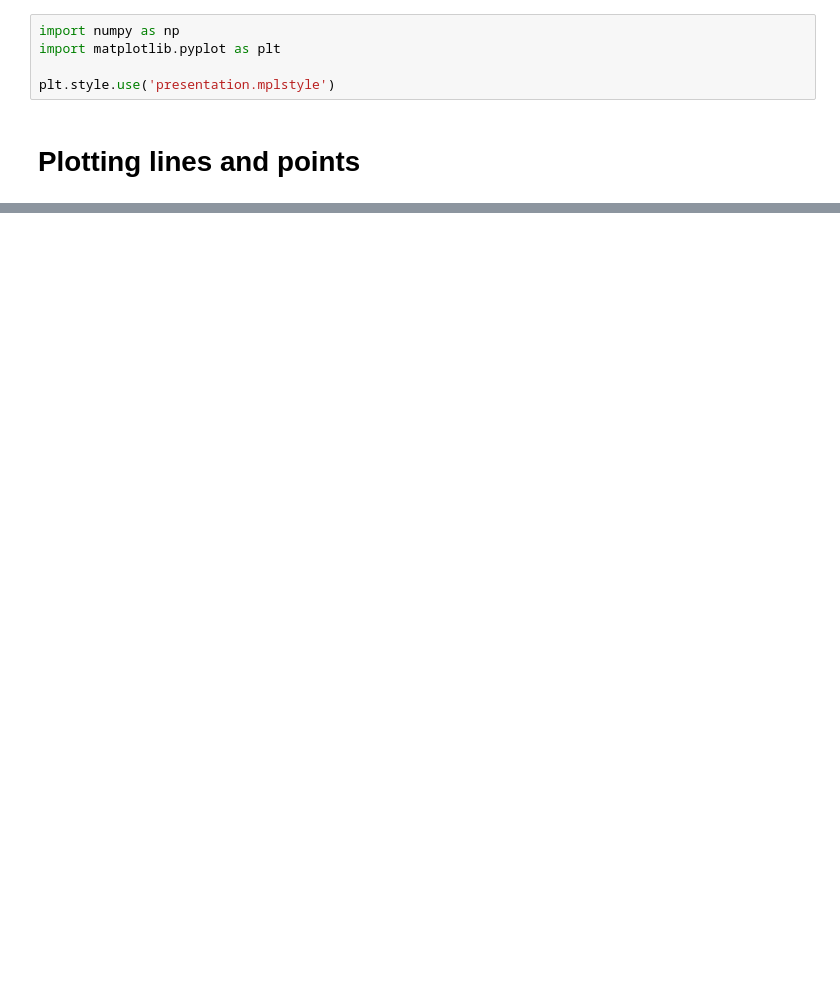
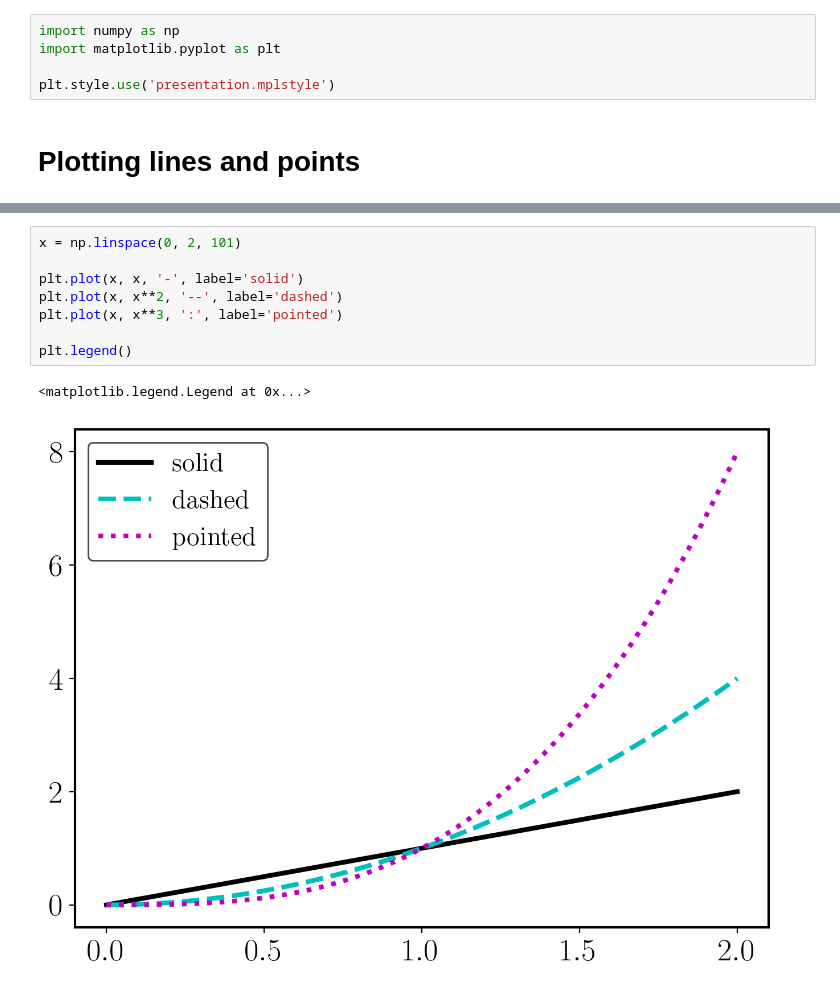
Before and after one commit to rafaeldgrande/Learning, a Jupyter notebook: Python/matplotlib/samples_of_plotting.ipynb, the cells around one changed output, grey strips where cells are left out. Drawn from its saved outputs; the diff is of its cells as text; blank space fills up the shorter version.

```diff
--- a/Python/matplotlib/samples_of_plotting.ipynb
+++ b/Python/matplotlib/samples_of_plotting.ipynb
@@ -37,3 +48,14 @@ plt.legend()
 # %% [output]
 <matplotlib.legend.Legend at 0x...>
 [figure]
+# %%
+x = np.linspace(0, 2, 101)
+
+plt.plot(x, x, '-', label='solid')
+plt.plot(x, x**2, '--', label='dashed')
+plt.plot(x, x**3, ':', label='pointed')
+
+plt.legend()
+# %% [output]
+<matplotlib.legend.Legend at 0x...>
+[figure, added]
```
Also changed, not shown: parts of 10 cells of this notebook.
